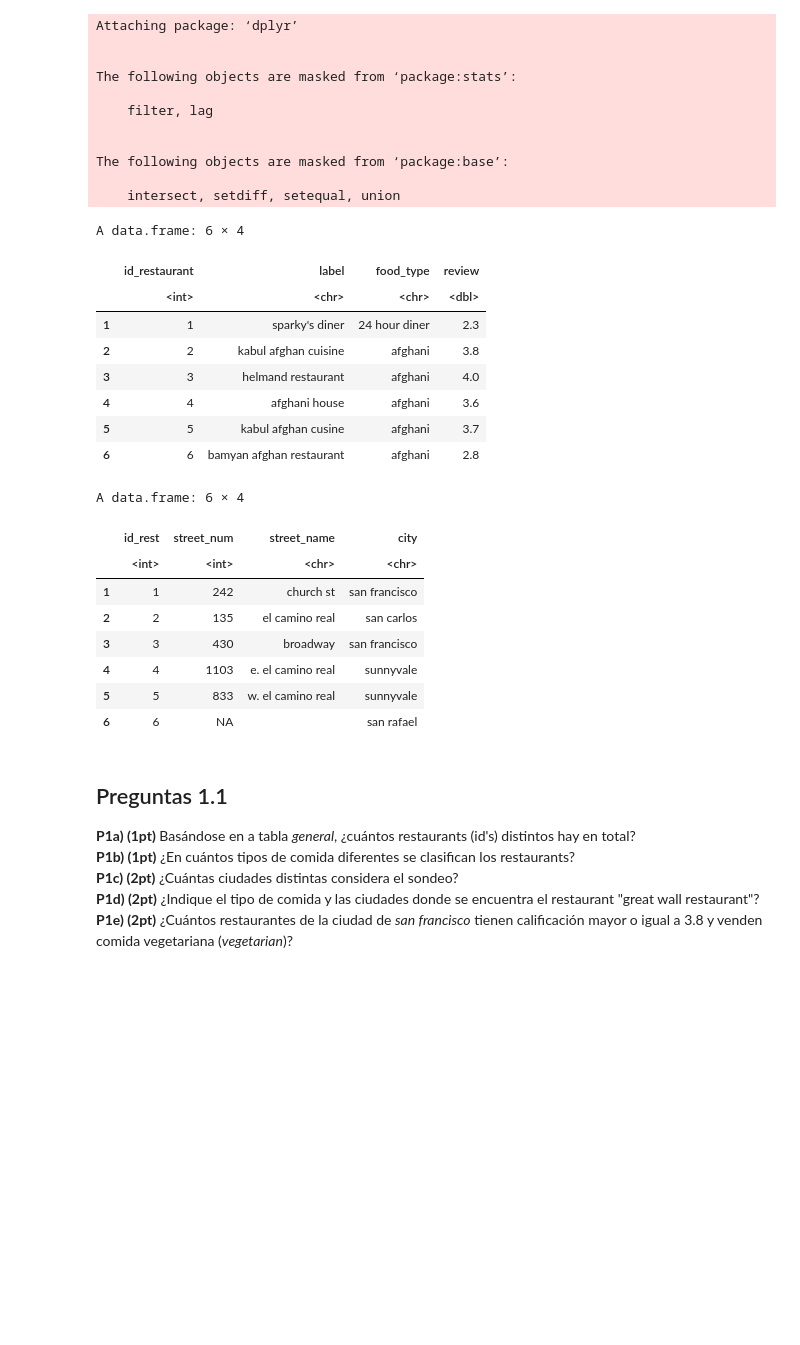
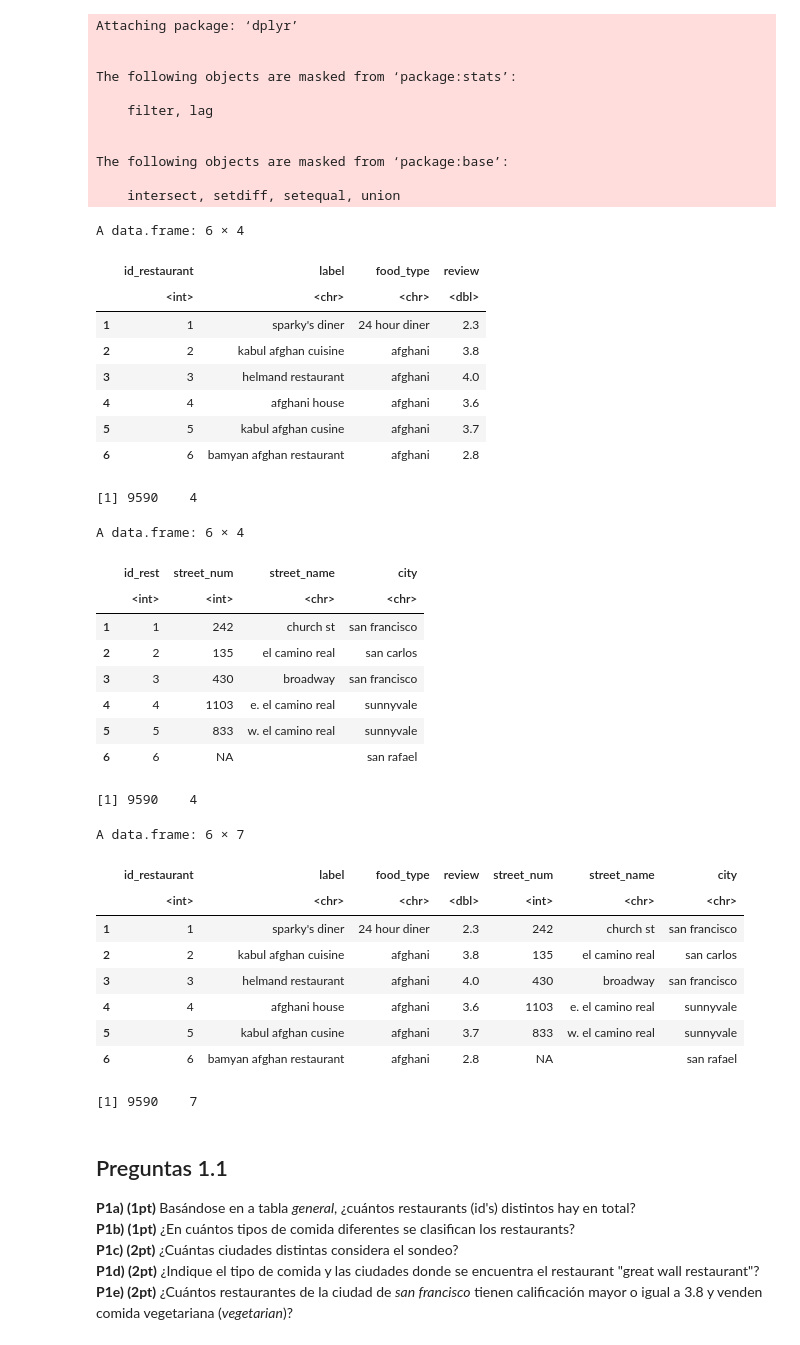
Before and after one commit to HaroldConley/diplomado_BD, a Jupyter notebook: Evaluaciones/C2/Control2.ipynb, the cells around one changed output. Drawn from its saved outputs; the diff is of its cells as text; code cells hidden in the pictures; blank space fills up the shorter version.

```diff
--- a/Evaluaciones/C2/Control2.ipynb
+++ b/Evaluaciones/C2/Control2.ipynb
@@ -71,6 +71,7 @@ The following objects are masked from ‘package:base’:
     intersect, setdiff, setequal, union
 # %%
 general %>% head
+general %>% dim
 # %% [output]
 A data.frame: 6 × 4
 |  | id_restaurant | label | food_type | review |
@@ -81,8 +82,10 @@ A data.frame: 6 × 4
 | 4 | 4 | afghani house | afghani | 3.6 |
 | 5 | 5 | kabul afghan cusine | afghani | 3.7 |
 | 6 | 6 | bamyan afghan restaurant | afghani | 2.8 |
+[1] 9590    4
 # %%
 location %>% head
+location %>% dim
 # %% [output]
 A data.frame: 6 × 4
 |  | id_rest | street_num | street_name | city |
@@ -93,6 +96,23 @@ A data.frame: 6 × 4
 | 4 | 4 | 1103 | e. el camino real | sunnyvale |
 | 5 | 5 | 833 | w. el camino real | sunnyvale |
 | 6 | 6 | NA |  | san rafael |
+[1] 9590    4
+# %%
+## Join de las tablas para trabajar directamente con una sola:
+genloc <- left_join(general, location, c("id_restaurant" = "id_rest"))
+genloc %>% head
+genloc %>% dim
+# %% [output]
+A data.frame: 6 × 7
+|  | id_restaurant | label | food_type | review | street_num | street_name | city |
+|  | <int> | <chr> | <chr> | <dbl> | <int> | <chr> | <chr> |
+| 1 | 1 | sparky's diner | 24 hour diner | 2.3 | 242 | church st | san francisco |
+| 2 | 2 | kabul afghan cuisine | afghani | 3.8 | 135 | el camino real | san carlos |
+| 3 | 3 | helmand restaurant | afghani | 4.0 | 430 | broadway | san francisco |
+| 4 | 4 | afghani house | afghani | 3.6 | 1103 | e. el camino real | sunnyvale |
+| 5 | 5 | kabul afghan cusine | afghani | 3.7 | 833 | w. el camino real | sunnyvale |
+| 6 | 6 | bamyan afghan restaurant | afghani | 2.8 | NA |  | san rafael |
+[1] 9590    7
 # %% [markdown]
 ## Preguntas 1.1
 
```
Also changed, not shown: parts of 6 cells of this notebook.
